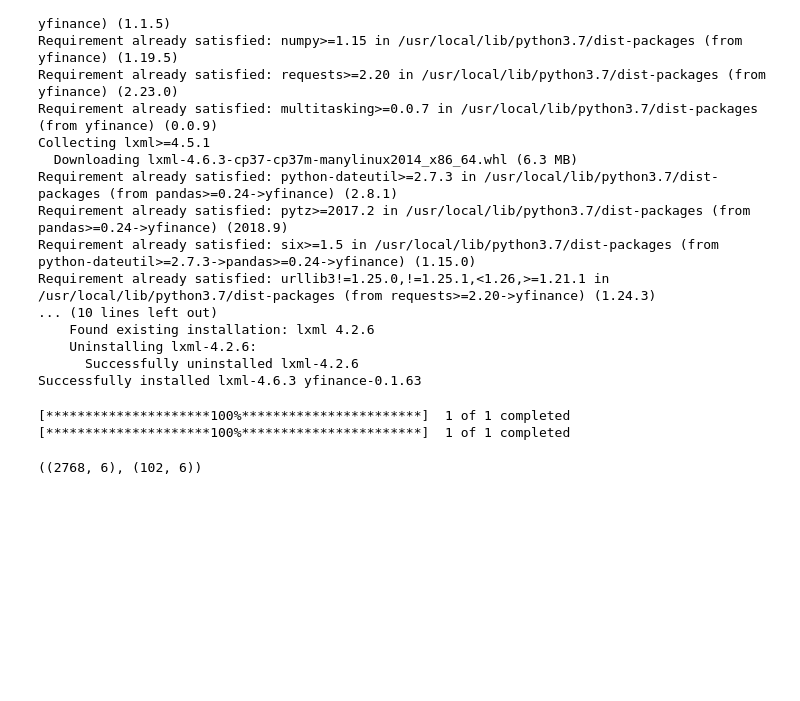
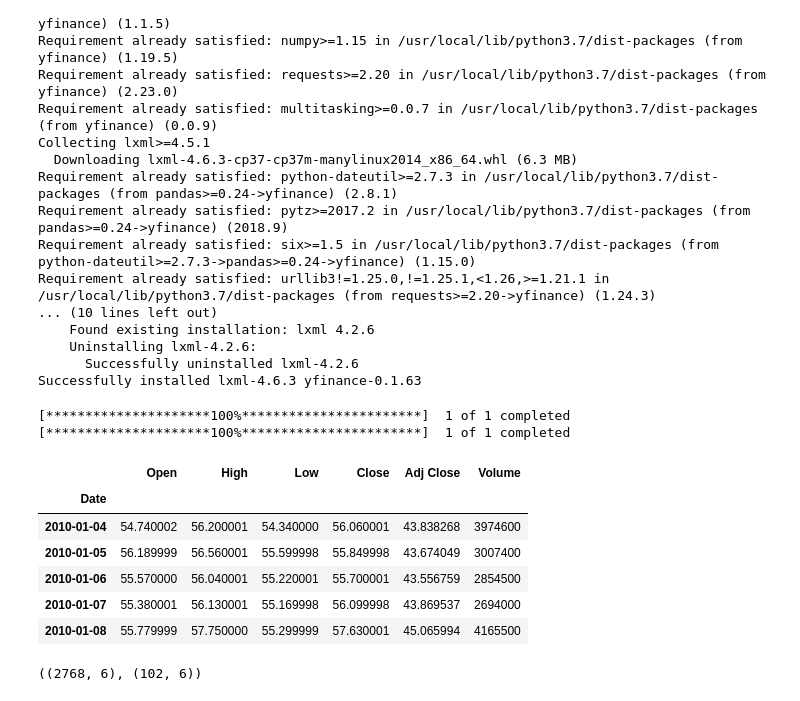
Before and after one commit to ap12798/Applied_Deep_Learning, a Jupyter notebook: Project_1.ipynb, the cells around one changed output. Saved outputs shown, nothing was run; the diff lists cells and outputs as text; code cells hidden in the pictures; blank space fills up the shorter version.

```diff
--- a/Project_1.ipynb
+++ b/Project_1.ipynb
@@ -35,6 +35,16 @@ data_test = yf.download("DE", start="2021-01-01", end="2021-05-31")
 # %% [output]
 [*********************100%***********************]  1 of 1 completed
 [*********************100%***********************]  1 of 1 completed
+# %%
+data_train.head()
+# %% [output]
+|  | Open | High | Low | Close | Adj Close | Volume |
+| Date |  |  |  |  |  |  |
+| 2010-01-04 | 54.740002 | 56.200001 | 54.340000 | 56.060001 | 43.838268 | 3974600 |
+| 2010-01-05 | 56.189999 | 56.560001 | 55.599998 | 55.849998 | 43.674049 | 3007400 |
+| 2010-01-06 | 55.570000 | 56.040001 | 55.220001 | 55.700001 | 43.556759 | 2854500 |
+| 2010-01-07 | 55.380001 | 56.130001 | 55.169998 | 56.099998 | 43.869537 | 2694000 |
+| 2010-01-08 | 55.779999 | 57.750000 | 55.299999 | 57.630001 | 45.065994 | 4165500 |
 # %%
 data_train.shape, data_test.shape
 # %% [output]
```
Also changed, not shown: parts of 1 cell of this notebook.
